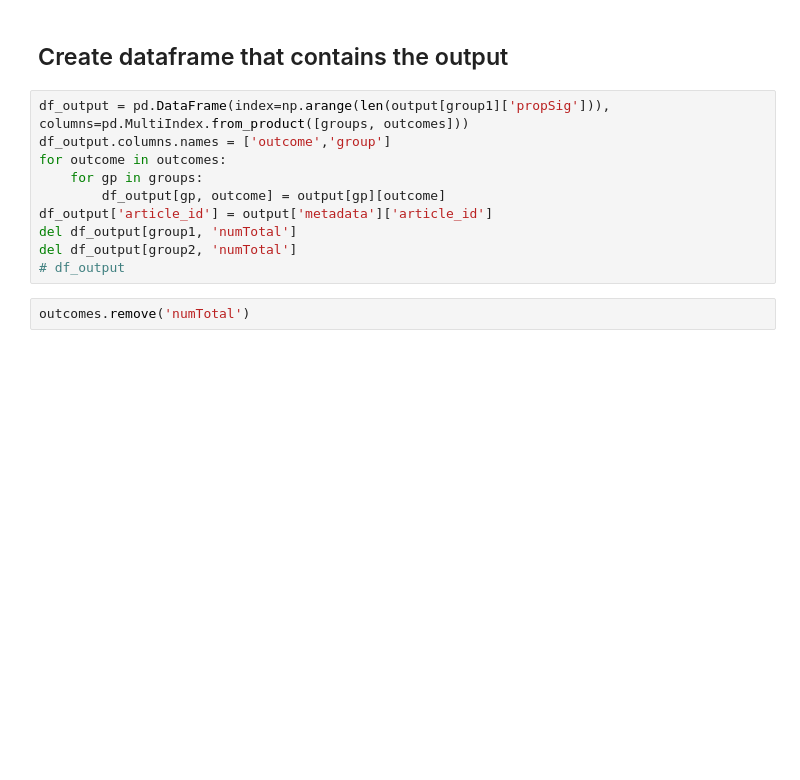
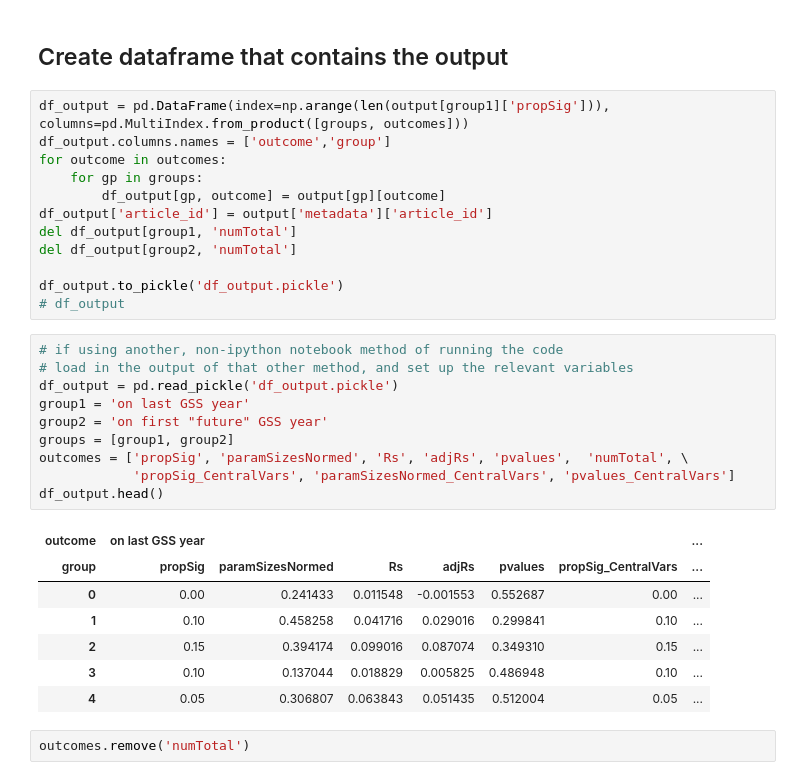
Before and after one commit to KnowledgeLab/GSS_code, a Jupyter notebook: minianalysis_next_year/minianalysis__models_run_on_last_year_vs_next_year.ipynb, the cells around one changed output. Drawn from its saved outputs; the diff is of its cells as text; blank space fills up the shorter version.

```diff
--- a/minianalysis_next_year/minianalysis__models_run_on_last_year_vs_next_year.ipynb
+++ b/minianalysis_next_year/minianalysis__models_run_on_last_year_vs_next_year.ipynb
@@ -178,7 +186,27 @@ for outcome in outcomes:
 df_output['article_id'] = output['metadata']['article_id']
 del df_output[group1, 'numTotal']
 del df_output[group2, 'numTotal']
+
+df_output.to_pickle('df_output.pickle')
 # df_output
+# %%
+# if using another, non-ipython notebook method of running the code
+# load in the output of that other method, and set up the relevant variables
+df_output = pd.read_pickle('df_output.pickle')
+group1 = 'on last GSS year'
+group2 = 'on first "future" GSS year'
+groups = [group1, group2]
+outcomes = ['propSig', 'paramSizesNormed', 'Rs', 'adjRs', 'pvalues',  'numTotal', \
+            'propSig_CentralVars', 'paramSizesNormed_CentralVars', 'pvalues_CentralVars']
+df_output.head()
+# %% [output]
+| outcome | on last GSS year |  |  |  |  |  | ... |
+| group | propSig | paramSizesNormed | Rs | adjRs | pvalues | propSig_CentralVars | ... |
+| 0 | 0.00 | 0.241433 | 0.011548 | -0.001553 | 0.552687 | 0.00 | ... |
+| 1 | 0.10 | 0.458258 | 0.041716 | 0.029016 | 0.299841 | 0.10 | ... |
+| 2 | 0.15 | 0.394174 | 0.099016 | 0.087074 | 0.349310 | 0.15 | ... |
+| 3 | 0.10 | 0.137044 | 0.018829 | 0.005825 | 0.486948 | 0.10 | ... |
+| 4 | 0.05 | 0.306807 | 0.063843 | 0.051435 | 0.512004 | 0.05 | ... |
 # %%
 outcomes.remove('numTotal')
 # %% [markdown]
```
Also changed, not shown: parts of 9 cells of this notebook, 22 other files.
